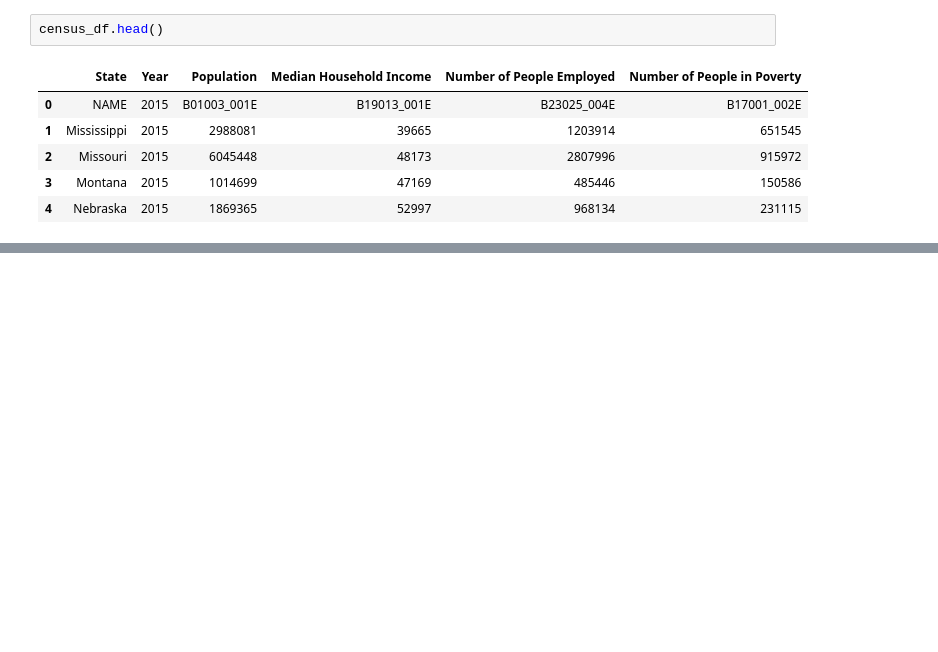
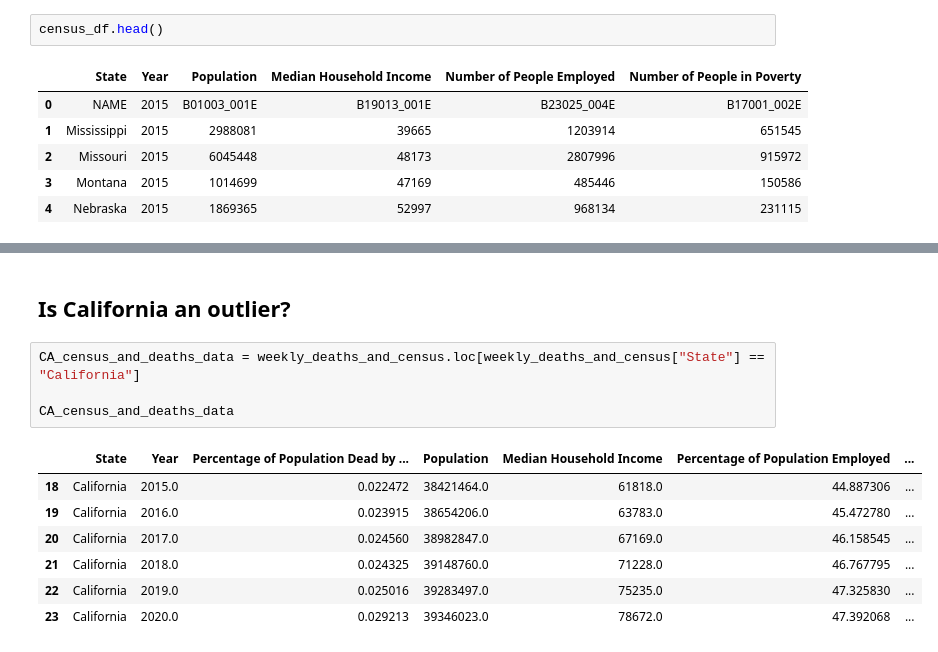
Before and after one commit to isabelmwork/Project1_Diabetes, a Jupyter notebook: Diabetes_Analysis.ipynb, the cells around one changed output, grey strips where cells are left out. Drawn from its saved outputs; the diff is of its cells as text; blank space fills up the shorter version.

```diff
--- a/Diabetes_Analysis.ipynb
+++ b/Diabetes_Analysis.ipynb
@@ -270,0 +293,14 @@ weekly_deaths_and_census
+# %% [markdown]
+## Is California an outlier?
+# %%
+CA_census_and_deaths_data = weekly_deaths_and_census.loc[weekly_deaths_and_census["State"] == "California"]
+
+CA_census_and_deaths_data
+# %% [output]
+|  | State | Year | Percentage of Population Dead by ... | Population | Median Household Income | Percentage of Population Employed | ... |
+| 18 | California | 2015.0 | 0.022472 | 38421464.0 | 61818.0 | 44.887306 | ... |
+| 19 | California | 2016.0 | 0.023915 | 38654206.0 | 63783.0 | 45.472780 | ... |
+| 20 | California | 2017.0 | 0.024560 | 38982847.0 | 67169.0 | 46.158545 | ... |
+| 21 | California | 2018.0 | 0.024325 | 39148760.0 | 71228.0 | 46.767795 | ... |
+| 22 | California | 2019.0 | 0.025016 | 39283497.0 | 75235.0 | 47.325830 | ... |
+| 23 | California | 2020.0 | 0.029213 | 39346023.0 | 78672.0 | 47.392068 | ... |
```
Also changed, not shown: parts of 11 cells of this notebook.
